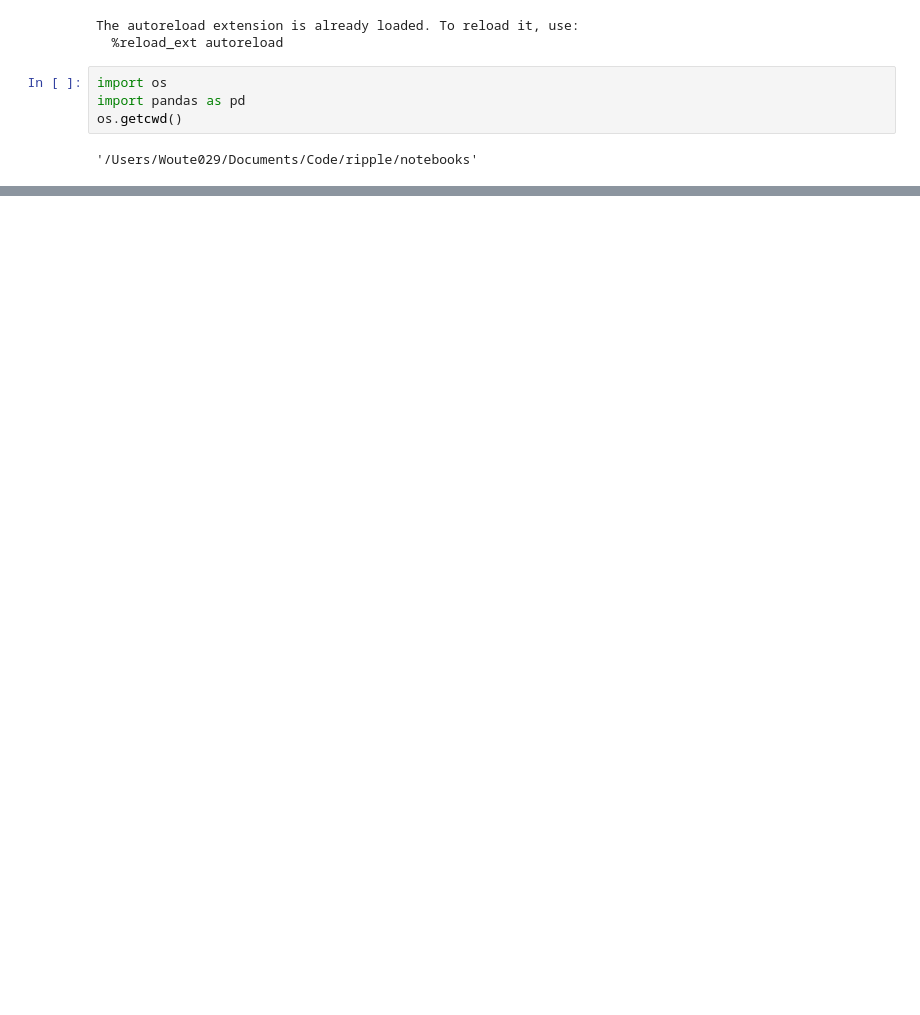
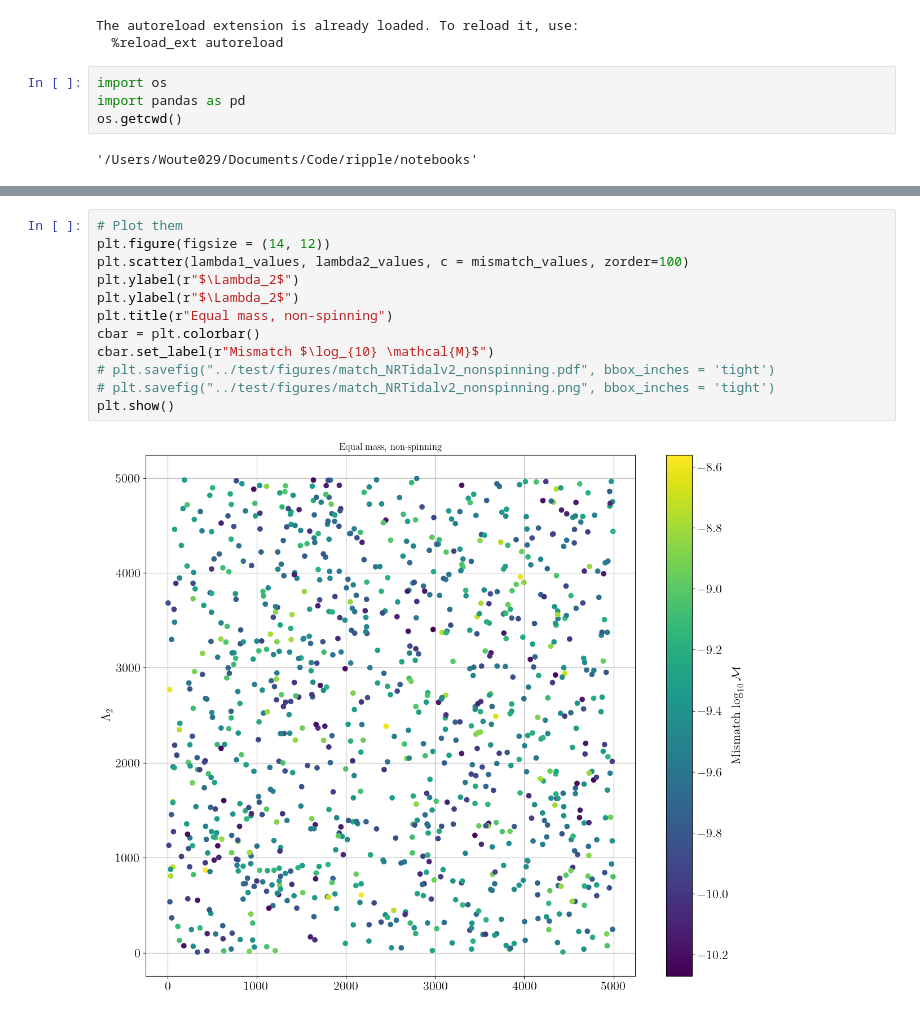
Before and after one commit to tedwards2412/ripple, a Jupyter notebook: notebooks/matches_NRTidal.ipynb, the cells around one changed output, grey strips where cells are left out. Cells and saved outputs as stored; diff of their text form; blank space fills up the shorter version.

```diff
--- a/notebooks/matches_NRTidal.ipynb
+++ b/notebooks/matches_NRTidal.ipynb
@@ -76,0 +122,14 @@ plt.show()
+# %%
+# Plot them
+plt.figure(figsize = (14, 12))
+plt.scatter(lambda1_values, lambda2_values, c = mismatch_values, zorder=100)
+plt.ylabel(r"$\Lambda_2$")
+plt.ylabel(r"$\Lambda_2$")
+plt.title(r"Equal mass, non-spinning")
+cbar = plt.colorbar()
+cbar.set_label(r"Mismatch $\log_{10} \mathcal{M}$")
+# plt.savefig("../test/figures/match_NRTidalv2_nonspinning.pdf", bbox_inches = 'tight')
+# plt.savefig("../test/figures/match_NRTidalv2_nonspinning.png", bbox_inches = 'tight')
+plt.show()
+# %% [output]
+[figure, added]
```
Also changed, not shown: parts of 12 cells of this notebook, 13 other files.
